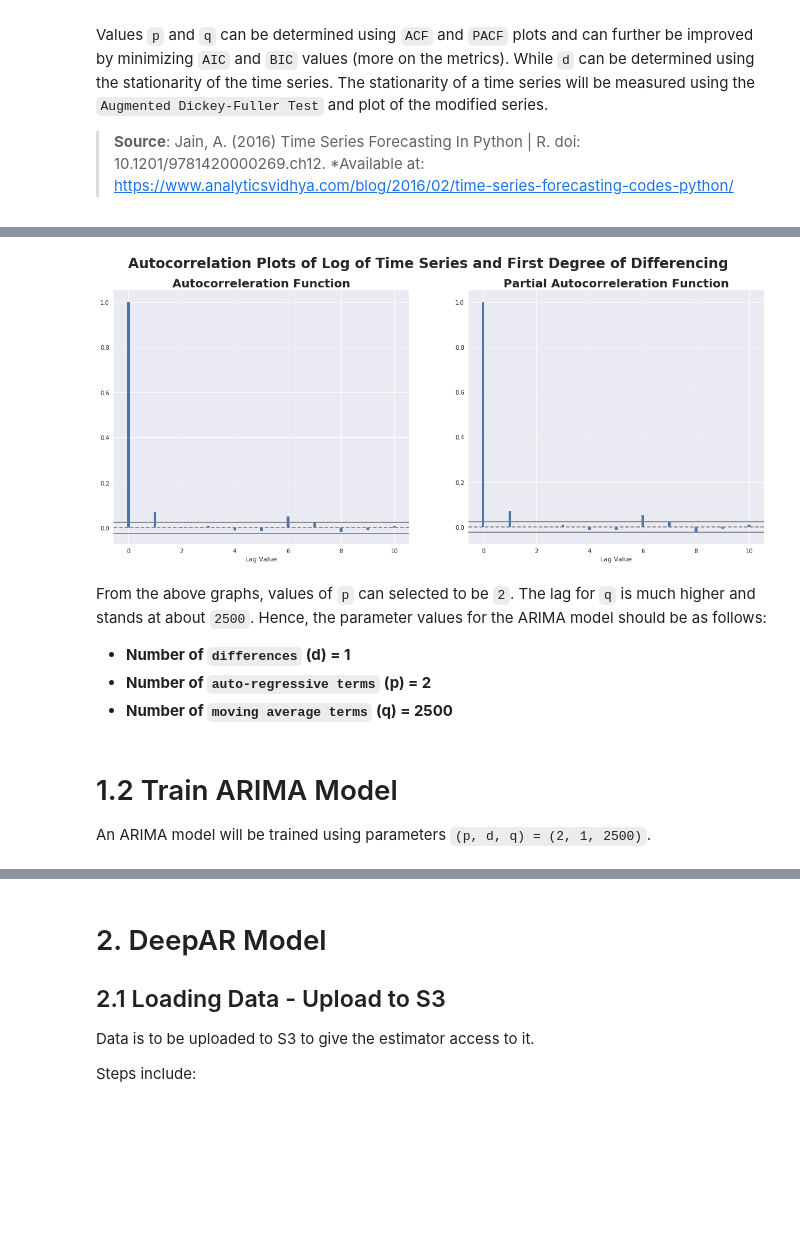
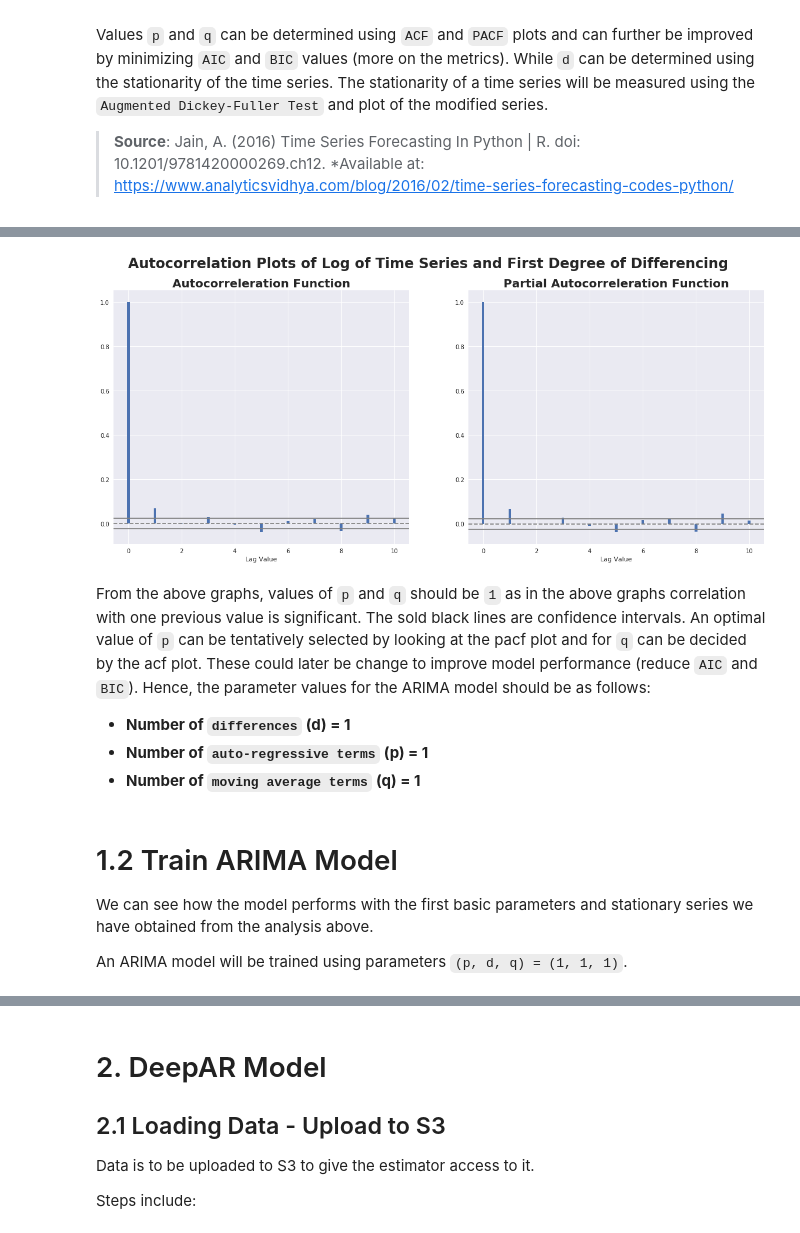
Before and after one commit to radroid/stock-price-predictor, a Jupyter notebook: 3_Model_Train_Test.ipynb, the cells around one changed output, grey strips where cells are left out. Saved outputs shown, nothing was run; the diff lists cells and outputs as text; code cells hidden in the pictures; blank space fills up the shorter version.

```diff
--- a/3_Model_Train_Test.ipynb
+++ b/3_Model_Train_Test.ipynb
@@ -161,8 +149,3 @@ def stationarity_stats(time_series: pd.Series, window_size = 10):
 
     for key, value in test_results[4].items():
         print(f'{key} Critical Value: {value: .3f}')
-# %%
-from statsmodels.graphics.tsaplots import plot_acf, plot_pacf
-
-ax = arima_test.plot(figsize=(20,10))
-arima_train.plot(ax=ax, linestyle='--');
@@ -171,6 +173,4 @@ arima_train.plot(ax=ax, linestyle='--');
 # %%
-ts = arima_test.interpolate()
-
-ts_diff = ts.diff()
+ts_diff = arima_train.diff()
 stationarity_stats(ts_diff.dropna())
 # %% [output]
@@ -208,40 +189,19 @@ Determining a valid value of `p` and `q` using `ACF` and `PACF` plots.
-# %%
-def plot_acf_pacf(data_acf, data_pacf):
-    # plot data
-    fig, axes = plt.subplots(nrows=1,
-                             ncols=2,
-                             figsize=(20,8))
-
-    plot_titles = ['Autocorreleration Function',
-                   'Partial Autocorreleration Function']
-    # ax_pacf.plot(data_pacf)
-
-    for ax, title, plot_data in zip(axes, plot_titles, (data_acf, data_pacf)):
-        ax.bar(x=range(len(plot_data)), height=plot_data, width=0.1)
-        ax.axhline(y=0,linestyle='--',color='gray')
-        ax.axhline(y=-1.96/np.sqrt(len(ts_log_diff)),linestyle='-',color='gray')
-        ax.axhline(y=1.96/np.sqrt(len(ts_log_diff)),linestyle='-',color='gray')
-        ax.set_title(title, fontdict={'size': 20, 'weight': 'bold'})
-        ax.set_xlabel('Lag Value')
-
-    fig.suptitle("Autocorrelation Plots of Log of Time Series and First Degree of Differencing",
-                  fontsize=24, fontweight= 'bold');
 # %%
-ts_log = ts_log.diff().dropna()
+# Calculate values for ACF and PACF
+data_acf = acf(ts_diff.dropna(), nlags=10)
+data_pacf = pacf(ts_diff.dropna(), nlags=10, method='ols-unbiased')
 
-# Calculate values for ACF and PACF
-data_acf = acf(ts_log, nlags=10)
-data_pacf = pacf(ts_log, nlags=10, method='ols')
-
-plot_acf_pacf(data_acf, data_pacf)
+plot_acf_pacf(data_acf, data_pacf, len(ts_diff))
 # %% [output]
-[figure, old version]
+[figure, new version]
 # %% [markdown]
-From the above graphs, values of `p` can selected to be `2`. The lag for `q` is much higher and stands at about `2500`. Hence, the parameter values for the ARIMA model should be as follows:
+From the above graphs, values of `p` and `q` should be `1` as in the above graphs correlation with one previous value is significant. The sold black lines are confidence intervals. An optimal value of `p` can be tentatively selected by looking at the pacf plot and for `q` can be decided by the acf plot. These could later be change to improve model performance (reduce `AIC` and `BIC`). Hence, the parameter values for the ARIMA model should be as follows:
 - **Number of `differences` (d) = 1**
-- **Number of `auto-regressive terms` (p) = 2**
-- **Number of `moving average terms` (q) = 2500**
+- **Number of `auto-regressive terms` (p) = 1**
+- **Number of `moving average terms` (q) = 1**
 # %% [markdown]
 <a id="train-model-1"></a>
 # 1.2 Train ARIMA Model
-An ARIMA model will be trained using parameters `(p, d, q) = (2, 1, 2500)`.
+We can see how the model performs with the first basic parameters and stationary series we have obtained from the analysis above.
+
+An ARIMA model will be trained using parameters `(p, d, q) = (1, 1, 1)`.
```
Also changed, not shown: parts of 55 cells of this notebook, 2 other files.
